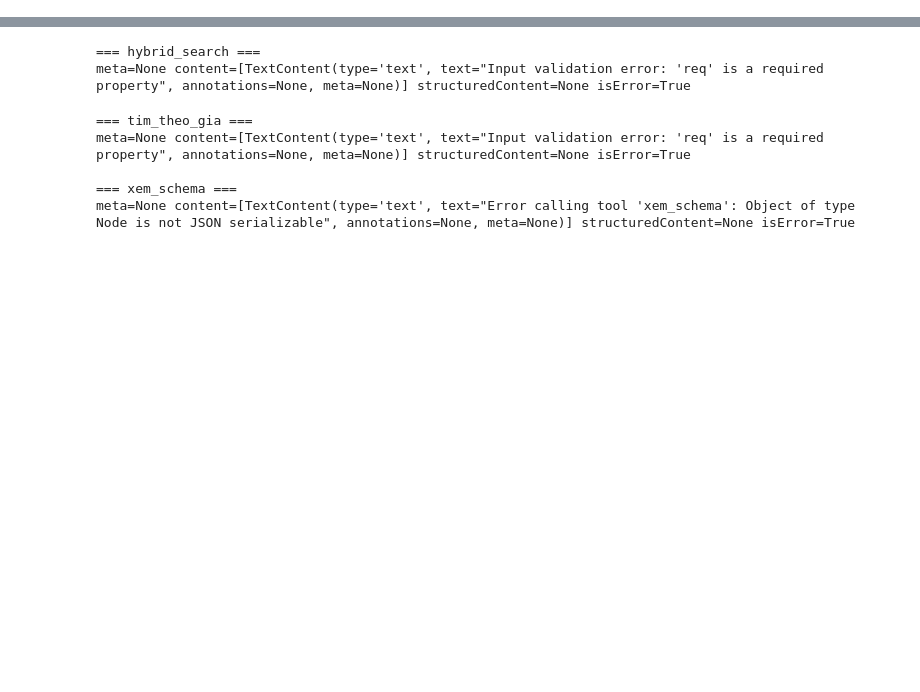
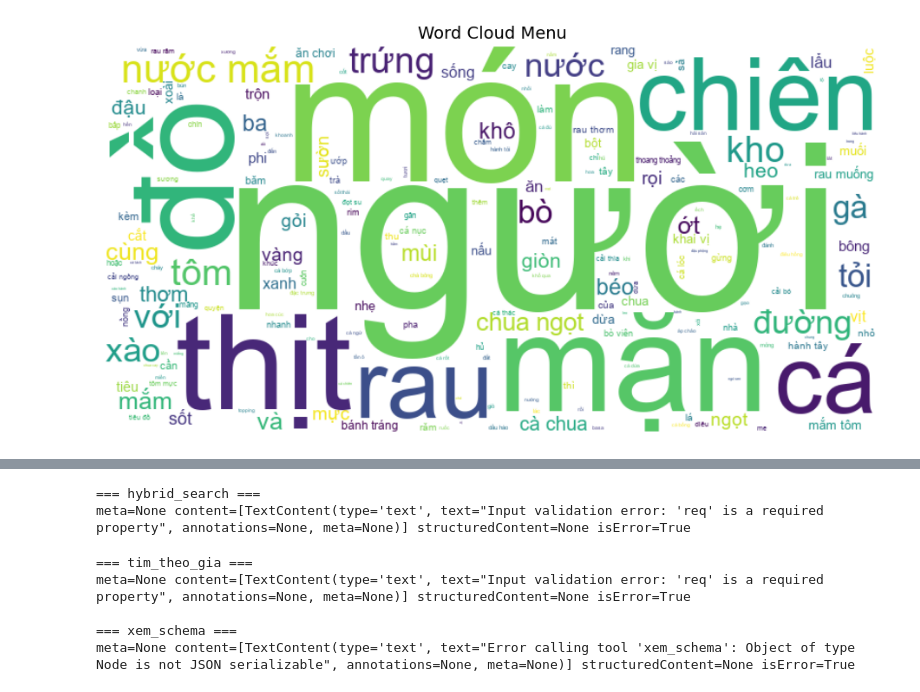
Before and after one commit to thanhhuynhk17/graph_rag, a Jupyter notebook: dev.ipynb, the cells around one changed output, grey strips where cells are left out. Drawn from its saved outputs; the diff is of its cells as text; code cells hidden in the pictures; blank space fills up the shorter version.

```diff
--- a/dev.ipynb
+++ b/dev.ipynb
@@ -3,0 +10,27 @@ from langchain_mcp_adapters.tools import load_mcp_tools
+# %%
+df = pd.read_csv("./src/data/csv/dishes.csv")
+
+def build_text_series(df, col="combine_info"):
+    all_text = " ".join(df[col].astype(str))
+    all_text = re.sub(r"[^\w\s]", " ", all_text)
+    tokens = word_tokenize(all_text.lower())
+    tokens = [t for t in tokens if len(t) > 1 and not t.isdigit()]
+    return tokens
+
+tokens = build_text_series(df)
+freq = Counter(tokens)
+
+font_path = r"C:\Windows\Fonts\arial.ttf"   # chứa tiếng Việt ổn
+wc = WordCloud(width=800, height=400,
+               background_color="white",
+               font_path=font_path,
+               collocations=False).generate_from_frequencies(freq)
+
+plt.figure(figsize=(10, 5))
+plt.imshow(wc, interpolation="bilinear")
+plt.axis("off")
+plt.title("Word Cloud Menu", fontsize=14)
+plt.tight_layout()
+plt.show()
+# %% [output]
+[figure, added]
```
Also changed, not shown: parts of 18 cells of this notebook, 32 other files.
